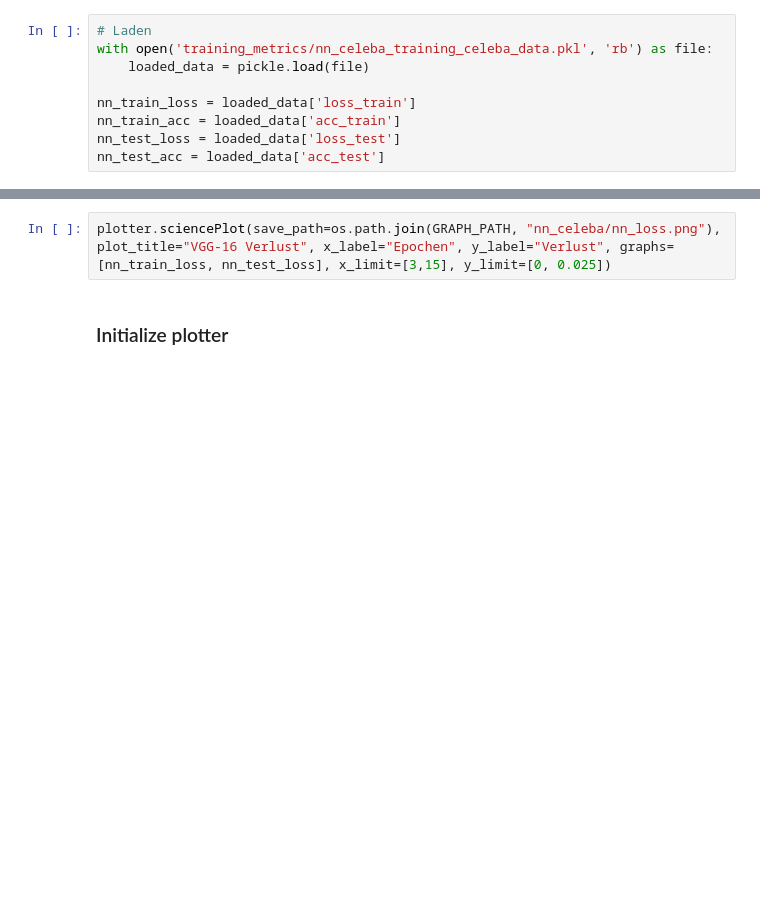
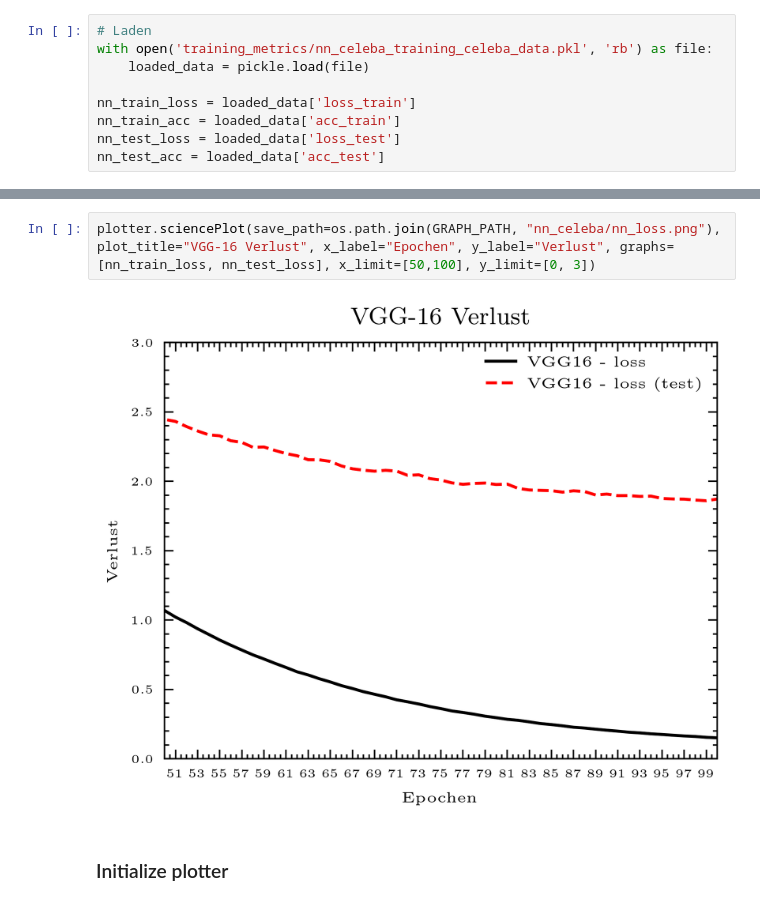
Before and after one commit to hosthans/ba_code, a Jupyter notebook: plots.ipynb, the cells around one changed output, grey strips where cells are left out. Drawn from its saved outputs; the diff is of its cells as text; blank space fills up the shorter version.

```diff
--- a/plots.ipynb
+++ b/plots.ipynb
@@ -35,5 +41,7 @@ plotter.sciencePlot(save_path=os.path.join(GRAPH_PATH, "nn_celeba/nn_acc.png"),
 # %%
-plotter.sciencePlot(save_path=os.path.join(GRAPH_PATH, "nn_celeba/nn_loss.png"), plot_title="VGG-16 Verlust", x_label="Epochen", y_label="Verlust", graphs=[nn_train_loss, nn_test_loss], x_limit=[3,15], y_limit=[0, 0.025])
+plotter.sciencePlot(save_path=os.path.join(GRAPH_PATH, "nn_celeba/nn_loss.png"), plot_title="VGG-16 Verlust", x_label="Epochen", y_label="Verlust", graphs=[nn_train_loss, nn_test_loss], x_limit=[50,100], y_limit=[0, 3])
+# %% [output]
+[figure, added]
 # %% [markdown]
 ### Initialize plotter
 # %%
```
Also changed, not shown: parts of 4 cells of this notebook, 12 other files.
